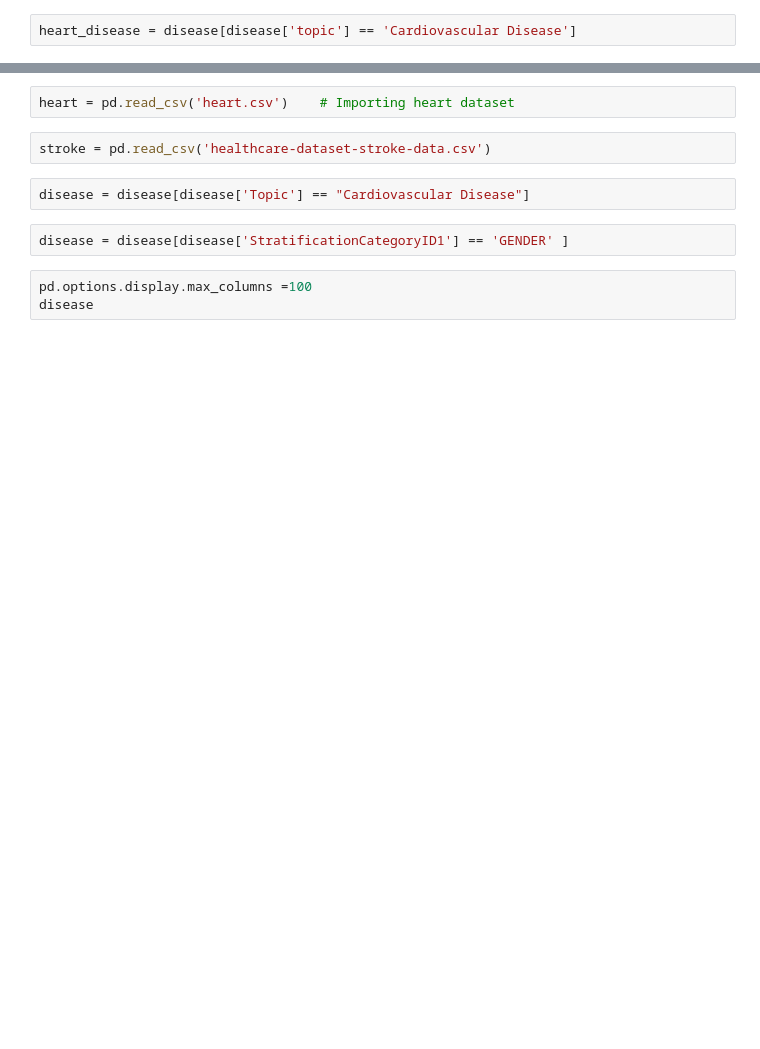
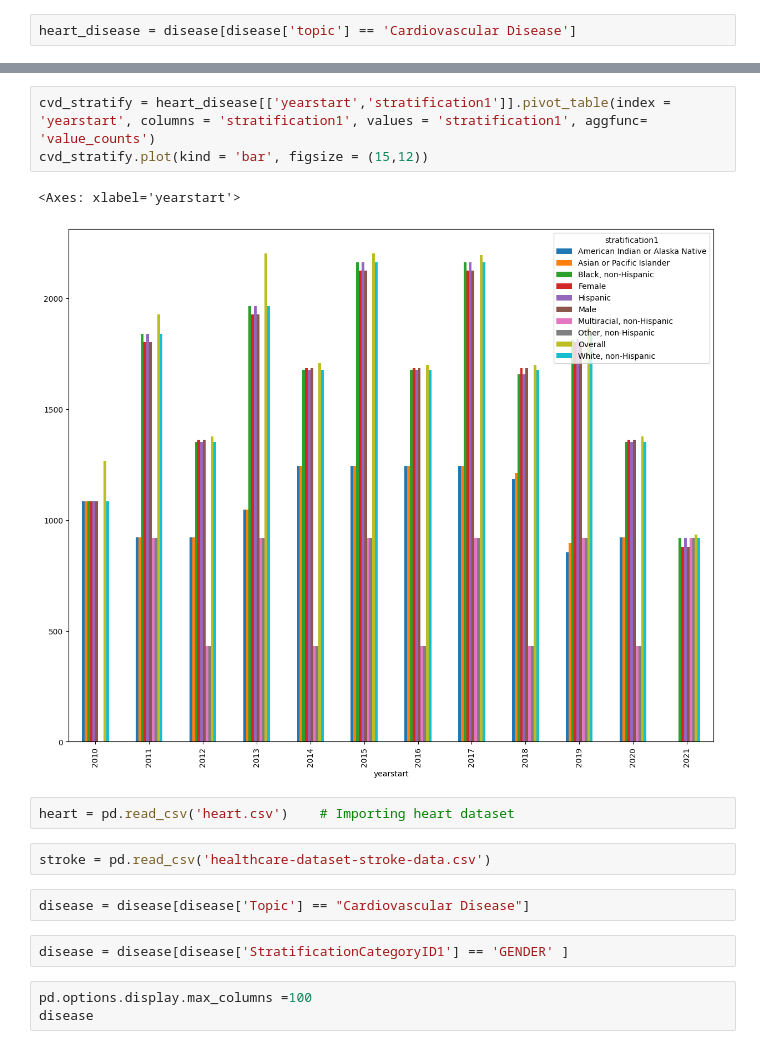
Before and after one commit to Diwakarmogarala/hds5210-2023, a Jupyter notebook: final/project.ipynb, the cells around one changed output, grey strips where cells are left out. Drawn from its saved outputs; the diff is of its cells as text; blank space fills up the shorter version.

```diff
--- a/final/project.ipynb
+++ b/final/project.ipynb
@@ -51,3 +118,9 @@ heart_disease.locationabbr.value_counts().plot(kind = 'bar', figsize=(15,8))
+# %%
+cvd_stratify = heart_disease[['yearstart','stratification1']].pivot_table(index = 'yearstart', columns = 'stratification1', values = 'stratification1', aggfunc= 'value_counts')
+cvd_stratify.plot(kind = 'bar', figsize = (15,12))
+# %% [output]
+<Axes: xlabel='yearstart'>
+[figure, added]
 # %%
 heart = pd.read_csv('heart.csv')    # Importing heart dataset
 # %%
```
Also changed, not shown: parts of 7 cells of this notebook.
